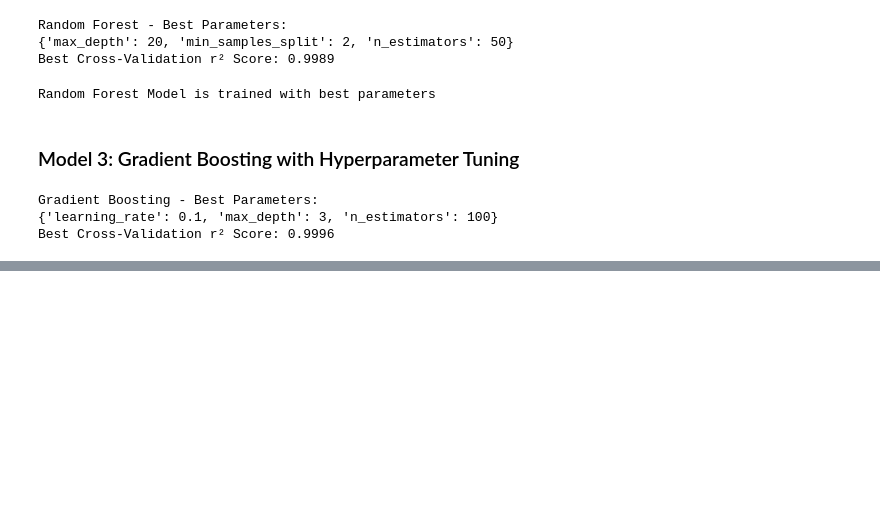
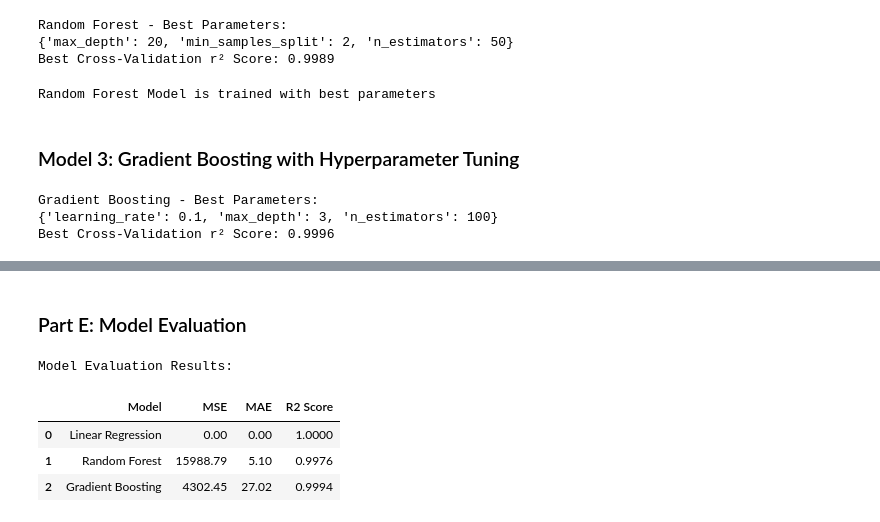
Before and after one commit to 00015972/MLDA_CW1_15972, a Jupyter notebook: MLDA_CW1_15972.ipynb, the cells around one changed output, grey strips where cells are left out. Drawn from its saved outputs; the diff is of its cells as text; code cells hidden in the pictures; blank space fills up the shorter version.

```diff
--- a/MLDA_CW1_15972.ipynb
+++ b/MLDA_CW1_15972.ipynb
@@ -610,0 +611,35 @@ Gradient Boosting Model Trained with Best Parameters!
+# %% [markdown]
+### Part E: Model Evaluation
+# %%
+# Evaluation metrics for all models
+from sklearn.metrics import mean_squared_error, mean_absolute_error, r2_score
+
+# Calculate metrics for each model
+models = {
+    'Linear Regression': y_pred_lr,
+    'Random Forest': y_pred_rf,
+    'Gradient Boosting': y_pred_gb
+}
+
+results = []
+for name, y_pred in models.items():
+    mse = mean_squared_error(y_test, y_pred)
+    mae = mean_absolute_error(y_test, y_pred)
+    r2 = r2_score(y_test, y_pred)
+    results.append({
+        'Model': name,
+        'MSE': round(mse, 2),
+        'MAE': round(mae, 2),
+        'R2 Score': round(r2, 4)
+    })
+
+# Displaying results as a comparison table
+results_df = pd.DataFrame(results)
+print("Model Evaluation Results:")
+results_df
+# %% [output]
+Model Evaluation Results:
+|  | Model | MSE | MAE | R2 Score |
+| 0 | Linear Regression | 0.00 | 0.00 | 1.0000 |
+| 1 | Random Forest | 15988.79 | 5.10 | 0.9976 |
+| 2 | Gradient Boosting | 4302.45 | 27.02 | 0.9994 |
```
Also changed, not shown: parts of 6 cells of this notebook, 4 other files.
